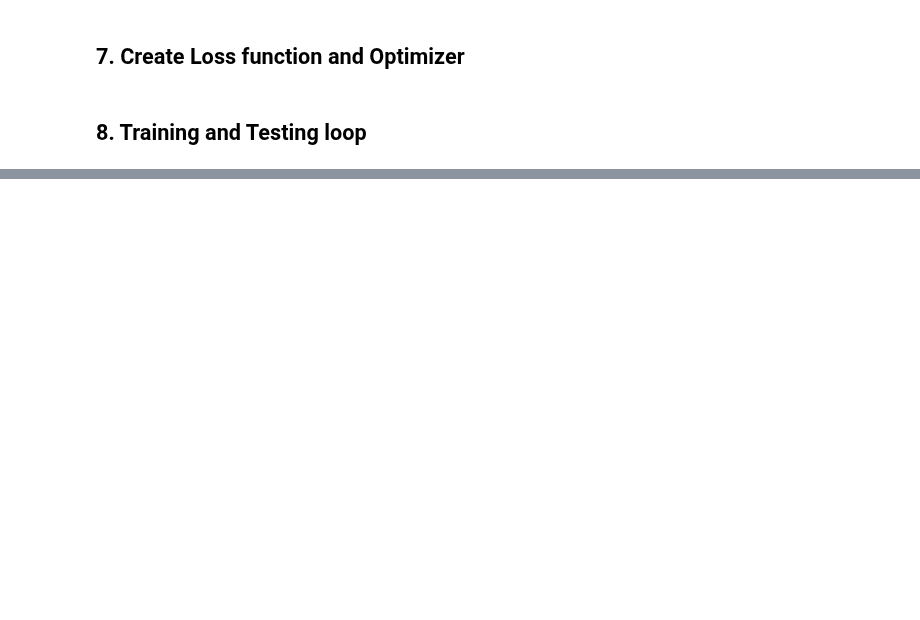
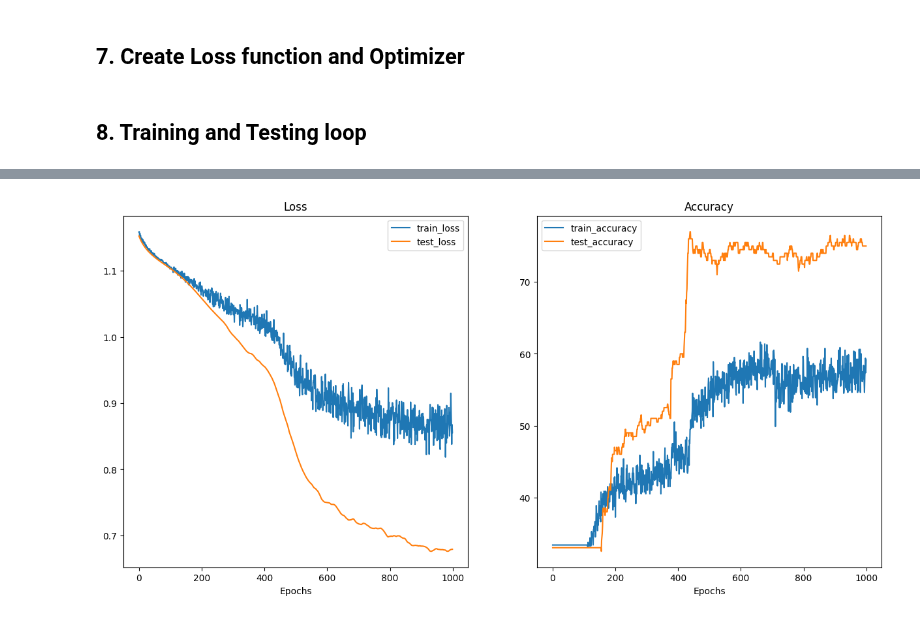
Before and after one commit to sayanarajasekhar/PyTorch, a Jupyter notebook: Multi_class_classification_problem_make_gaussian_quantiles.ipynb, the cells around one changed output, grey strips where cells are left out. Cells and saved outputs as stored; diff of their text form; code cells hidden in the pictures; blank space fills up the shorter version.

```diff
--- a/Multi_class_classification_problem_make_gaussian_quantiles.ipynb
+++ b/Multi_class_classification_problem_make_gaussian_quantiles.ipynb
@@ -186,0 +249,27 @@ Epoch: 4500 | Train Loss: 0.16629 Acc: 93.38% | Test Loss: 0.24617 Acc: 90.00%
+# %%
+import array
+
+class DynamicNet(nn.Module):
+  def __init__(self, in_feature, hidden_layers: array.array, out_feature):
+    super().__init__()
+    layers = []
+    pre_layer = in_feature
+
+    # Creating hidden layers dynamically
+    for hidden_layer in hidden_layers:
+      layers.append(nn.Linear(in_features = pre_layer, out_features = hidden_layer))
+      layers.append(nn.ReLU())
+      layers.append(nn.Dropout(0.3))
+      pre_layer = hidden_layer
+
+    # Final layer matching out_features
+    layers.append(nn.Linear(in_features = pre_layer, out_features = out_feature))
+
+    # Combining all layers
+    self.net = nn.Sequential(*layers)
+
+  def forward(self, x:torch.tensor)-> torch.tensor:
+    return self.net(x)
+# %%
+model_1 = DynamicNet(in_feature = NUM_FEATURES, hidden_layers = [8, 16, 8], out_feature = NUM_CLASSES)
+model_1
@@ -186,0 +291,4 @@ Epoch: 4500 | Train Loss: 0.16629 Acc: 93.38% | Test Loss: 0.24617 Acc: 90.00%
+# %%
+loss_fn = nn.CrossEntropyLoss()
+optimizer = torch.optim.Adam(params = model_1.parameters(), weight_decay = 1e-3,
+                             lr = 0.001)
@@ -186,0 +355,9 @@ Epoch: 4500 | Train Loss: 0.16629 Acc: 93.38% | Test Loss: 0.24617 Acc: 90.00%
+# %%
+plot_loss_curves({
+    'train_loss': train_loss_data,
+    'train_acc': train_acc_data,
+    'test_loss': test_loss_data,
+    'test_acc': test_acc_data
+})
+# %% [output]
+[figure, added]
```
Also changed, not shown: parts of 21 cells of this notebook.
